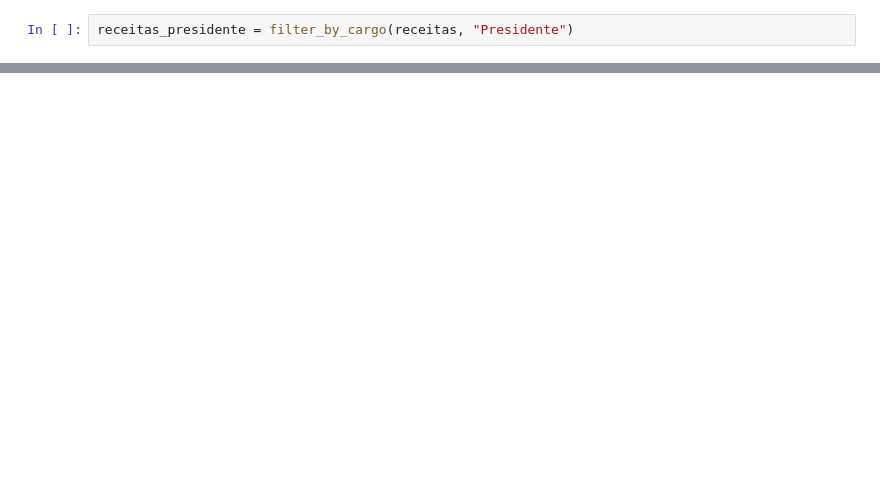
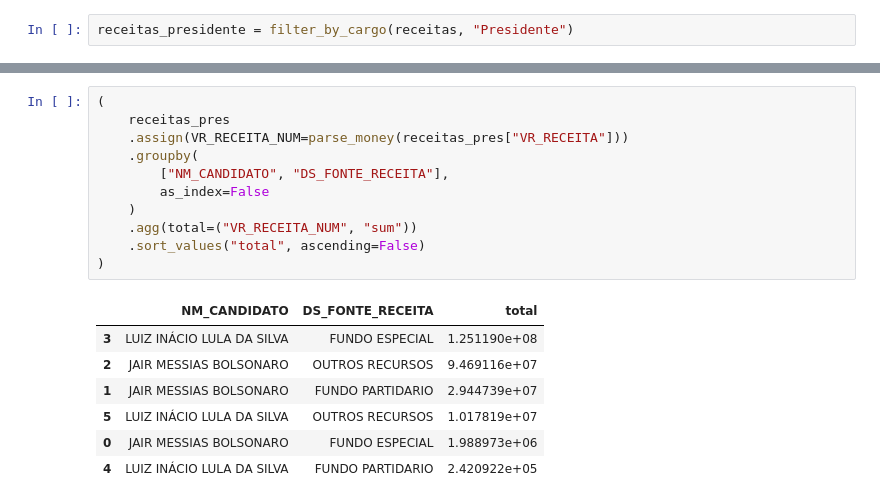
Before and after one commit to RNakamura90/trabalho_conclusao_t1_ifgo, a Jupyter notebook: notebooks/01_exploracao_tse.ipynb, the cells around one changed output, grey strips where cells are left out. Cells and saved outputs as stored; diff of their text form; blank space fills up the shorter version.

```diff
--- a/notebooks/01_exploracao_tse.ipynb
+++ b/notebooks/01_exploracao_tse.ipynb
@@ -127,0 +230,19 @@ receitas_lula_bolsonaro[["NM_CANDIDATO", "SG_PARTIDO"]].drop_duplicates()
+# %%
+(
+    receitas_pres
+    .assign(VR_RECEITA_NUM=parse_money(receitas_pres["VR_RECEITA"]))
+    .groupby(
+        ["NM_CANDIDATO", "DS_FONTE_RECEITA"],
+        as_index=False
+    )
+    .agg(total=("VR_RECEITA_NUM", "sum"))
+    .sort_values("total", ascending=False)
+)
+# %% [output]
+|  | NM_CANDIDATO | DS_FONTE_RECEITA | total |
+| 3 | LUIZ INÁCIO LULA DA SILVA | FUNDO ESPECIAL | 1.251190e+08 |
+| 2 | JAIR MESSIAS BOLSONARO | OUTROS RECURSOS | 9.469116e+07 |
+| 1 | JAIR MESSIAS BOLSONARO | FUNDO PARTIDARIO | 2.944739e+07 |
+| 5 | LUIZ INÁCIO LULA DA SILVA | OUTROS RECURSOS | 1.017819e+07 |
+| 0 | JAIR MESSIAS BOLSONARO | FUNDO ESPECIAL | 1.988973e+06 |
+| 4 | LUIZ INÁCIO LULA DA SILVA | FUNDO PARTIDARIO | 2.420922e+05 |
```
Also changed, not shown: parts of 21 cells of this notebook, 5 other files.
